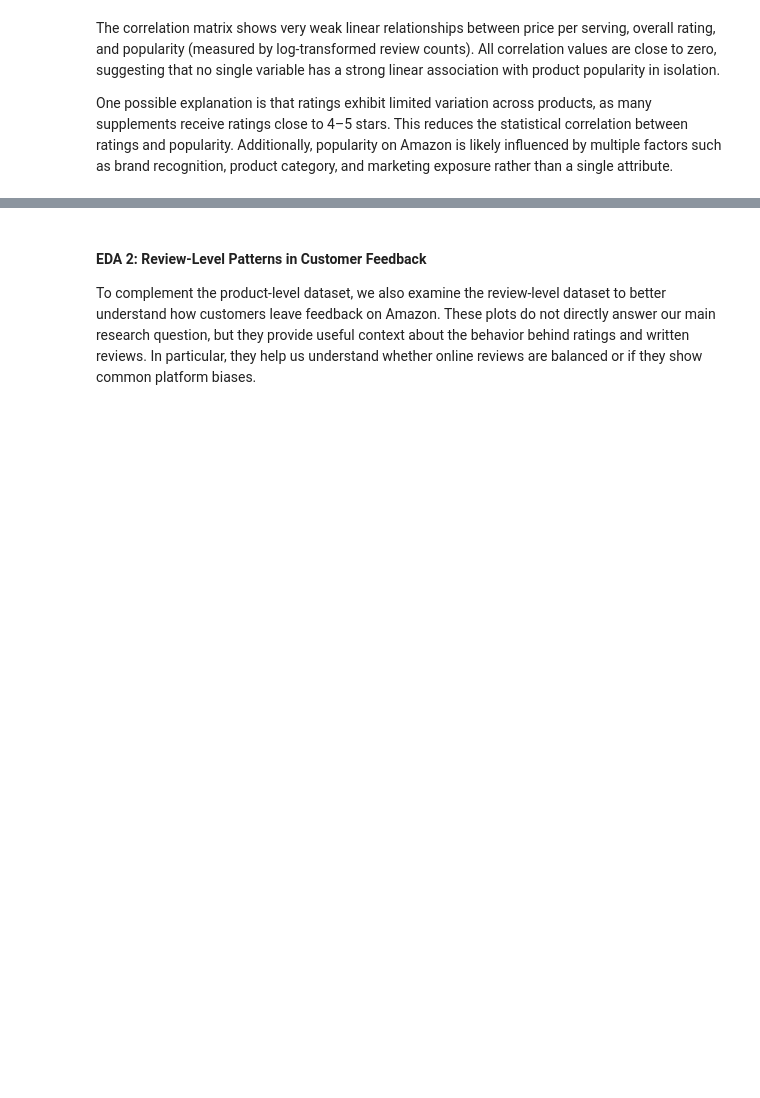
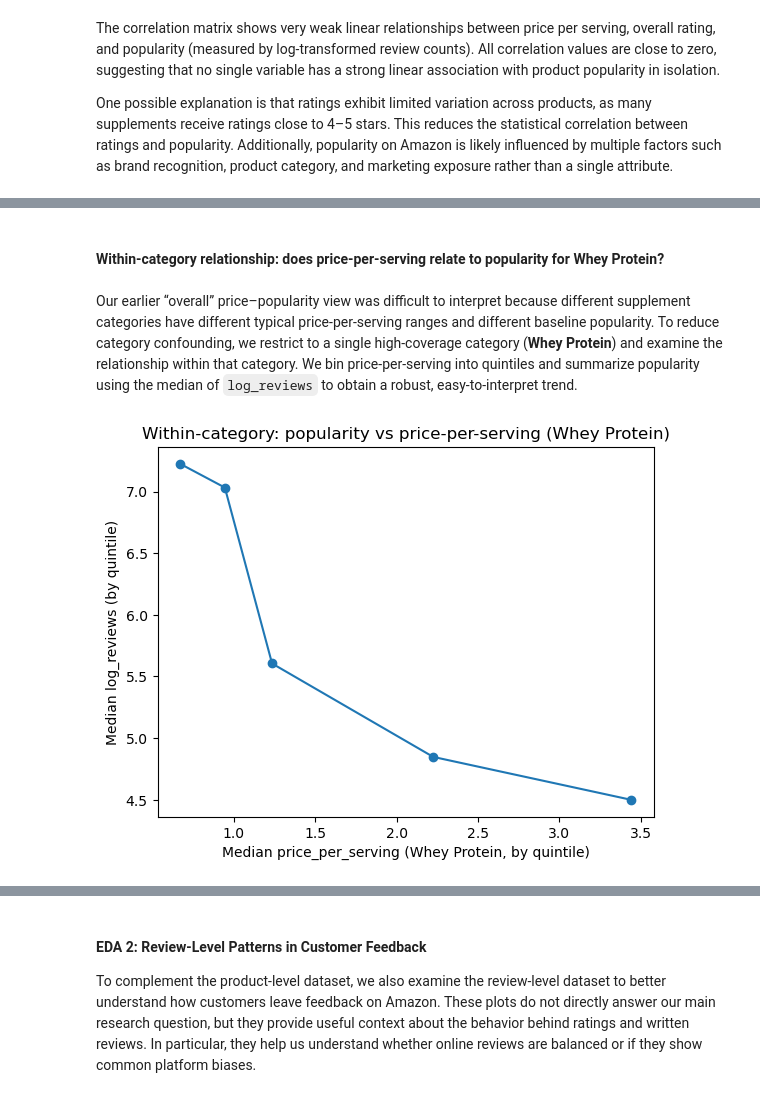
Before and after one commit to COGS108/Group129_WI26, a Jupyter notebook: 03-FinalProject.ipynb, the cells around one changed output, grey strips where cells are left out. Saved outputs shown, nothing was run; the diff lists cells and outputs as text; code cells hidden in the pictures; blank space fills up the shorter version.

```diff
--- a/03-FinalProject.ipynb
+++ b/03-FinalProject.ipynb
@@ -658,0 +795,29 @@ One possible explanation is that ratings exhibit limited variation across produc
+# %% [markdown]
+#### Within-category relationship: does price-per-serving relate to popularity for Whey Protein?
+# %% [markdown]
+Our earlier “overall” price–popularity view was difficult to interpret because different supplement categories have different typical price-per-serving ranges and different baseline popularity. To reduce category confounding, we restrict to a single high-coverage category (**Whey Protein**) and examine the relationship within that category. We bin price-per-serving into quintiles and summarize popularity using the median of `log_reviews` to obtain a robust, easy-to-interpret trend.
+# %%
+if "log_reviews" not in df1.columns:
+    df1["log_reviews"] = np.log1p(df1["number_of_reviews"])
+
+df1["category_clean"] = df1["product_category"].fillna("Unknown").astype(str).str.strip()
+
+target_cat = "Whey Protein"
+sub = df1[df1["category_clean"] == target_cat].dropna(subset=["price_per_serving","log_reviews"]).copy()
+
+sub["pps_bin"] = pd.qcut(sub["price_per_serving"], q=5, duplicates="drop")
+
+trend = sub.groupby("pps_bin").agg(
+    median_pps=("price_per_serving","median"),
+    median_log_reviews=("log_reviews","median"),
+    n=("product_name","count")
+).reset_index()
+
+plt.figure()
+plt.plot(trend["median_pps"], trend["median_log_reviews"], marker="o")
+plt.xlabel("Median price_per_serving (Whey Protein, by quintile)")
+plt.ylabel("Median log_reviews (by quintile)")
+plt.title("Within-category: popularity vs price-per-serving (Whey Protein)")
+plt.show()
+# %% [output]
+[figure, added]
```
Also changed, not shown: parts of 13 cells of this notebook.
